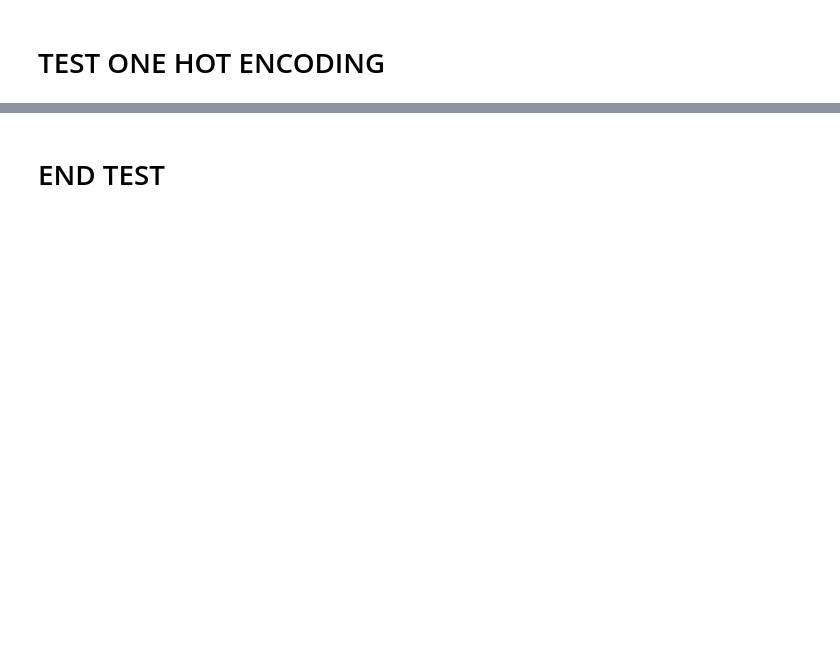
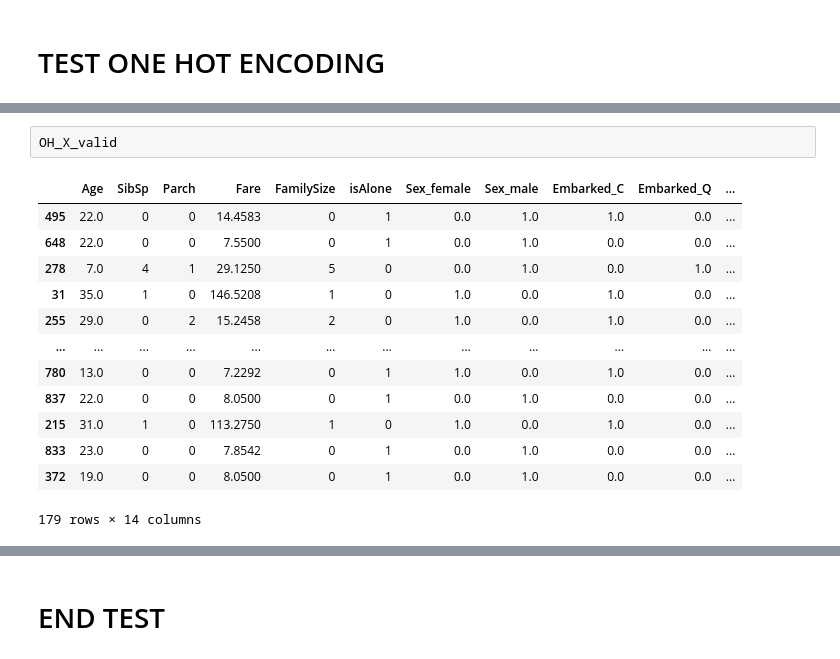
Before and after one commit to winnzor/Titanic, a Jupyter notebook: Titanic2FreePlay.ipynb, the cells around one changed output, grey strips where cells are left out. Saved outputs shown, nothing was run; the diff lists cells and outputs as text; blank space fills up the shorter version.

```diff
--- a/Titanic2FreePlay.ipynb
+++ b/Titanic2FreePlay.ipynb
@@ -269,0 +426,16 @@ train_test = df_train
+# %%
+OH_X_valid
+# %% [output]
+|  | Age | SibSp | Parch | Fare | FamilySize | isAlone | Sex_female | Sex_male | Embarked_C | Embarked_Q | ... |
+| 495 | 22.0 | 0 | 0 | 14.4583 | 0 | 1 | 0.0 | 1.0 | 1.0 | 0.0 | ... |
+| 648 | 22.0 | 0 | 0 | 7.5500 | 0 | 1 | 0.0 | 1.0 | 0.0 | 0.0 | ... |
+| 278 | 7.0 | 4 | 1 | 29.1250 | 5 | 0 | 0.0 | 1.0 | 0.0 | 1.0 | ... |
+| 31 | 35.0 | 1 | 0 | 146.5208 | 1 | 0 | 1.0 | 0.0 | 1.0 | 0.0 | ... |
+| 255 | 29.0 | 0 | 2 | 15.2458 | 2 | 0 | 1.0 | 0.0 | 1.0 | 0.0 | ... |
+| ... | ... | ... | ... | ... | ... | ... | ... | ... | ... | ... | ... |
+| 780 | 13.0 | 0 | 0 | 7.2292 | 0 | 1 | 1.0 | 0.0 | 1.0 | 0.0 | ... |
+| 837 | 22.0 | 0 | 0 | 8.0500 | 0 | 1 | 0.0 | 1.0 | 0.0 | 0.0 | ... |
+| 215 | 31.0 | 1 | 0 | 113.2750 | 1 | 0 | 1.0 | 0.0 | 1.0 | 0.0 | ... |
+| 833 | 23.0 | 0 | 0 | 7.8542 | 0 | 1 | 0.0 | 1.0 | 0.0 | 0.0 | ... |
+| 372 | 19.0 | 0 | 0 | 8.0500 | 0 | 1 | 0.0 | 1.0 | 0.0 | 0.0 | ... |
+179 rows × 14 columns
```
Also changed, not shown: parts of 55 cells of this notebook.
